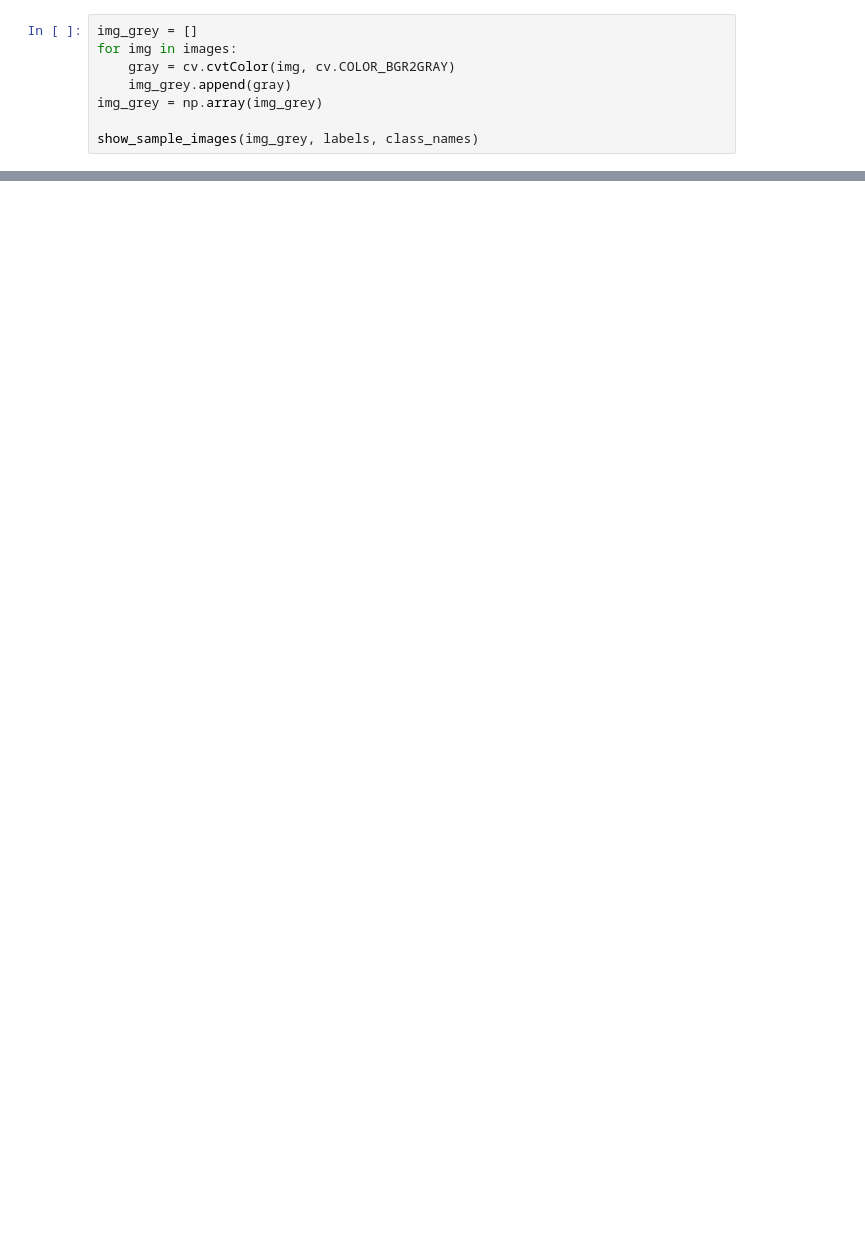
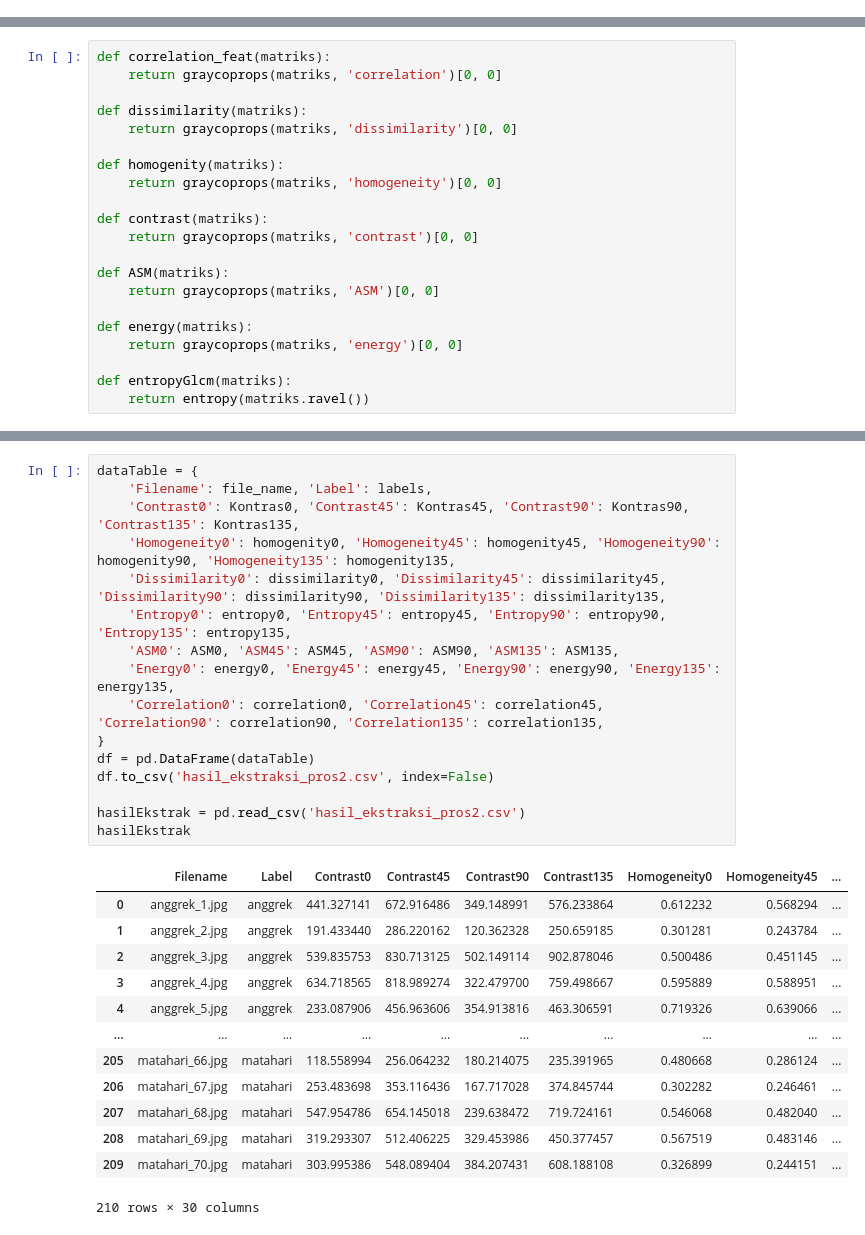
Before and after one commit to firda12345/PROJEK-PCD-18, a Jupyter notebook: proyek-indonesia-emas/Percobaan2.ipynb, the cells around one changed output, grey strips where cells are left out. Cells and saved outputs as stored; diff of their text form; blank space fills up the shorter version.

```diff
--- a/proyek-indonesia-emas/Percobaan2.ipynb
+++ b/proyek-indonesia-emas/Percobaan2.ipynb
@@ -109,8 +0,0 @@ show_sample_images(images, labels, class_names)
-# %%
-img_grey = []
-for img in images:
-    gray = cv.cvtColor(img, cv.COLOR_BGR2GRAY)
-    img_grey.append(gray)
-img_grey = np.array(img_grey)
-
-show_sample_images(img_grey, labels, class_names)
@@ -778,0 +127,21 @@ TABEL PERBANDINGAN MODEL
+# %%
+def correlation_feat(matriks):
+    return graycoprops(matriks, 'correlation')[0, 0]
+
+def dissimilarity(matriks):
+    return graycoprops(matriks, 'dissimilarity')[0, 0]
+
+def homogenity(matriks):
+    return graycoprops(matriks, 'homogeneity')[0, 0]
+
+def contrast(matriks):
+    return graycoprops(matriks, 'contrast')[0, 0]
+
+def ASM(matriks):
+    return graycoprops(matriks, 'ASM')[0, 0]
+
+def energy(matriks):
+    return graycoprops(matriks, 'energy')[0, 0]
+
+def entropyGlcm(matriks):
+    return entropy(matriks.ravel())
@@ -778,0 +211,30 @@ TABEL PERBANDINGAN MODEL
+# %%
+dataTable = {
+    'Filename': file_name, 'Label': labels,
+    'Contrast0': Kontras0, 'Contrast45': Kontras45, 'Contrast90': Kontras90, 'Contrast135': Kontras135,
+    'Homogeneity0': homogenity0, 'Homogeneity45': homogenity45, 'Homogeneity90': homogenity90, 'Homogeneity135': homogenity135,
+    'Dissimilarity0': dissimilarity0, 'Dissimilarity45': dissimilarity45, 'Dissimilarity90': dissimilarity90, 'Dissimilarity135': dissimilarity135,
+    'Entropy0': entropy0, 'Entropy45': entropy45, 'Entropy90': entropy90, 'Entropy135': entropy135,
+    'ASM0': ASM0, 'ASM45': ASM45, 'ASM90': ASM90, 'ASM135': ASM135,
+    'Energy0': energy0, 'Energy45': energy45, 'Energy90': energy90, 'Energy135': energy135,
+    'Correlation0': correlation0, 'Correlation45': correlation45, 'Correlation90': correlation90, 'Correlation135': correlation135,
+}
+df = pd.DataFrame(dataTable)
+df.to_csv('hasil_ekstraksi_pros2.csv', index=False)
+
+hasilEkstrak = pd.read_csv('hasil_ekstraksi_pros2.csv')
+hasilEkstrak
+# %% [output]
+|  | Filename | Label | Contrast0 | Contrast45 | Contrast90 | Contrast135 | Homogeneity0 | Homogeneity45 | ... |
+| 0 | anggrek_1.jpg | anggrek | 441.327141 | 672.916486 | 349.148991 | 576.233864 | 0.612232 | 0.568294 | ... |
+| 1 | anggrek_2.jpg | anggrek | 191.433440 | 286.220162 | 120.362328 | 250.659185 | 0.301281 | 0.243784 | ... |
+| 2 | anggrek_3.jpg | anggrek | 539.835753 | 830.713125 | 502.149114 | 902.878046 | 0.500486 | 0.451145 | ... |
+| 3 | anggrek_4.jpg | anggrek | 634.718565 | 818.989274 | 322.479700 | 759.498667 | 0.595889 | 0.588951 | ... |
+| 4 | anggrek_5.jpg | anggrek | 233.087906 | 456.963606 | 354.913816 | 463.306591 | 0.719326 | 0.639066 | ... |
+| ... | ... | ... | ... | ... | ... | ... | ... | ... | ... |
+| 205 | matahari_66.jpg | matahari | 118.558994 | 256.064232 | 180.214075 | 235.391965 | 0.480668 | 0.286124 | ... |
+| 206 | matahari_67.jpg | matahari | 253.483698 | 353.116436 | 167.717028 | 374.845744 | 0.302282 | 0.246461 | ... |
+| 207 | matahari_68.jpg | matahari | 547.954786 | 654.145018 | 239.638472 | 719.724161 | 0.546068 | 0.482040 | ... |
+| 208 | matahari_69.jpg | matahari | 319.293307 | 512.406225 | 329.453986 | 450.377457 | 0.567519 | 0.483146 | ... |
+| 209 | matahari_70.jpg | matahari | 303.995386 | 548.089404 | 384.207431 | 608.188108 | 0.326899 | 0.244151 | ... |
+210 rows × 30 columns
```
Also changed, not shown: parts of 77 cells of this notebook, 6 other files.
